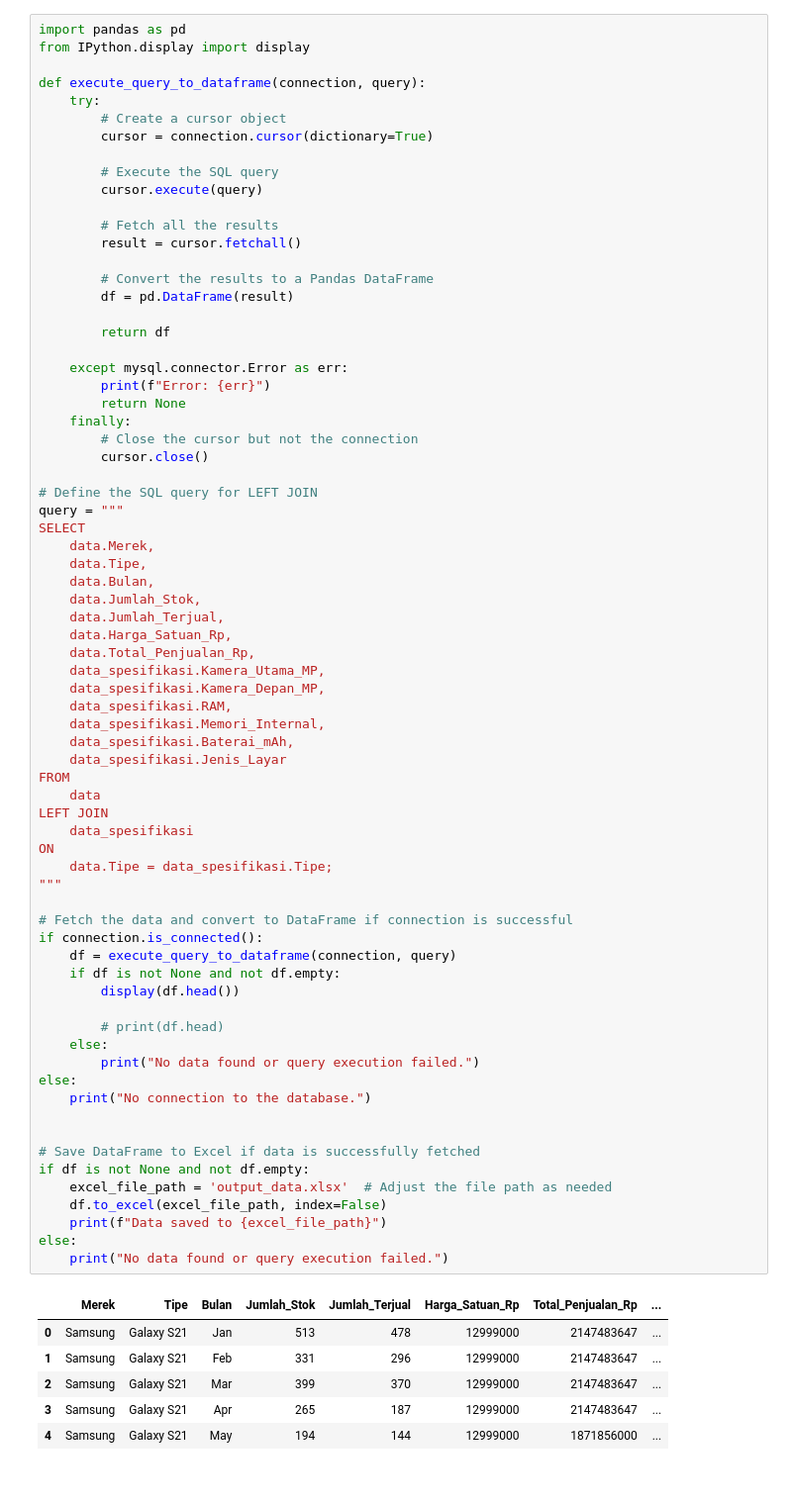
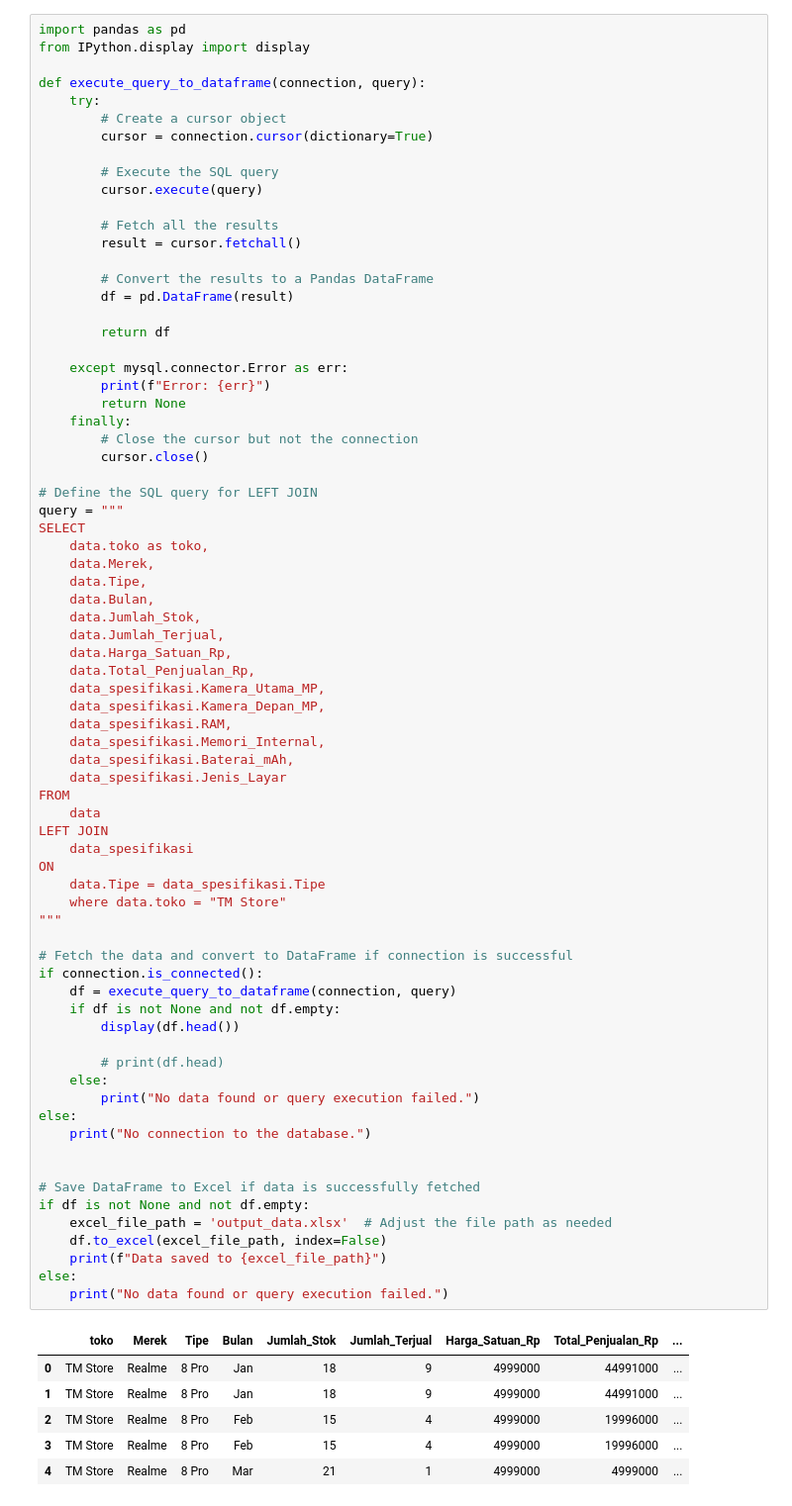
Before and after one commit to hizamruljaen123/apps_putri, a Jupyter notebook: main.ipynb, the cells around one changed output. Shown: that part at 99% size. Cells and saved outputs as stored; diff of their text form.

```diff
--- a/main.ipynb
+++ b/main.ipynb
@@ -50,6 +48,7 @@ def execute_query_to_dataframe(connection, query):
 # Define the SQL query for LEFT JOIN
 query = """
 SELECT
+    data.toko as toko,
     data.Merek,
     data.Tipe,
     data.Bulan,
@@ -64,40 +63,41 @@ SELECT
     data_spesifikasi.Baterai_mAh,
     data_spesifikasi.Jenis_Layar
 FROM
     data
 LEFT JOIN
     data_spesifikasi
 ON
-    data.Tipe = data_spesifikasi.Tipe;
+    data.Tipe = data_spesifikasi.Tipe
+    where data.toko = "TM Store"
 """
 
 # Fetch the data and convert to DataFrame if connection is successful
 if connection.is_connected():
     df = execute_query_to_dataframe(connection, query)
     if df is not None and not df.empty:
         display(df.head())
 
         # print(df.head)
     else:
         print("No data found or query execution failed.")
 else:
     print("No connection to the database.")
 
 
 # Save DataFrame to Excel if data is successfully fetched
 if df is not None and not df.empty:
     excel_file_path = 'output_data.xlsx'  # Adjust the file path as needed
     df.to_excel(excel_file_path, index=False)
     print(f"Data saved to {excel_file_path}")
 else:
     print("No data found or query execution failed.")
 # %% [output]
-|  | Merek | Tipe | Bulan | Jumlah_Stok | Jumlah_Terjual | Harga_Satuan_Rp | Total_Penjualan_Rp | ... |
-| 0 | Samsung | Galaxy S21 | Jan | 513 | 478 | 12999000 | 2147483647 | ... |
-| 1 | Samsung | Galaxy S21 | Feb | 331 | 296 | 12999000 | 2147483647 | ... |
-| 2 | Samsung | Galaxy S21 | Mar | 399 | 370 | 12999000 | 2147483647 | ... |
-| 3 | Samsung | Galaxy S21 | Apr | 265 | 187 | 12999000 | 2147483647 | ... |
-| 4 | Samsung | Galaxy S21 | May | 194 | 144 | 12999000 | 1871856000 | ... |
+|  | toko | Merek | Tipe | Bulan | Jumlah_Stok | Jumlah_Terjual | Harga_Satuan_Rp | Total_Penjualan_Rp | ... |
+| 0 | TM Store | Realme | 8 Pro | Jan | 18 | 9 | 4999000 | 44991000 | ... |
+| 1 | TM Store | Realme | 8 Pro | Jan | 18 | 9 | 4999000 | 44991000 | ... |
+| 2 | TM Store | Realme | 8 Pro | Feb | 15 | 4 | 4999000 | 19996000 | ... |
+| 3 | TM Store | Realme | 8 Pro | Feb | 15 | 4 | 4999000 | 19996000 | ... |
+| 4 | TM Store | Realme | 8 Pro | Mar | 21 | 1 | 4999000 | 4999000 | ... |
 Data saved to output_data.xlsx
 # %%
 import pandas as pd
```
Also changed, not shown: parts of 11 cells of this notebook, 16 other files.
